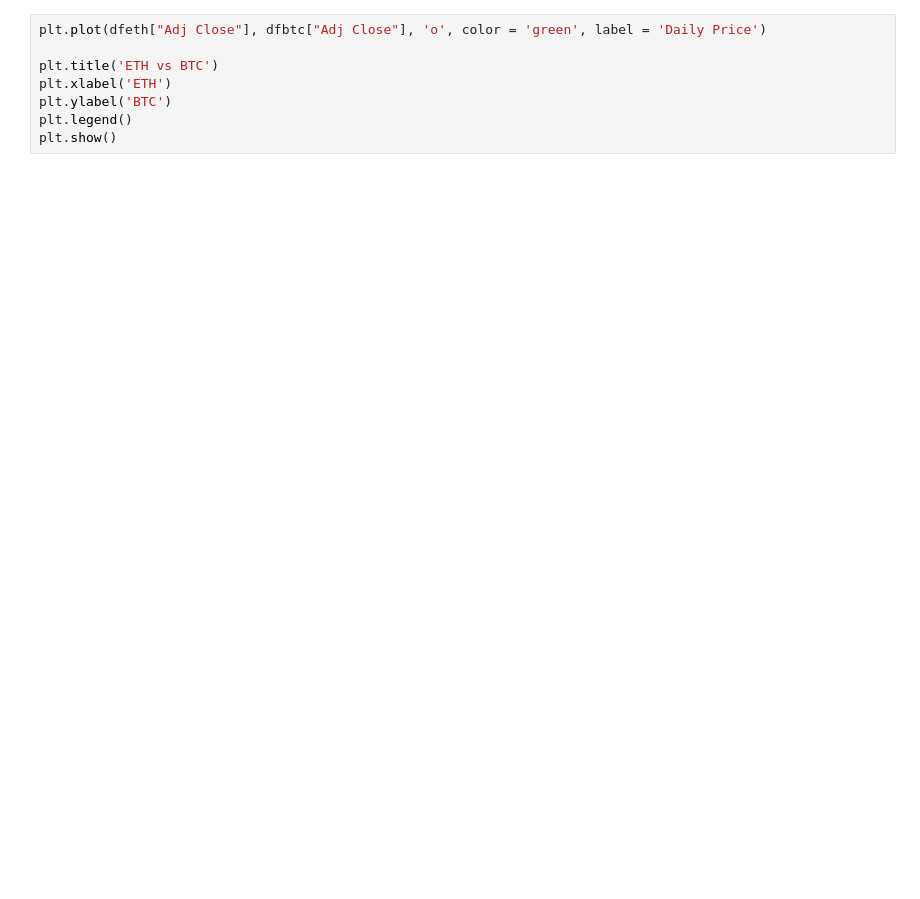
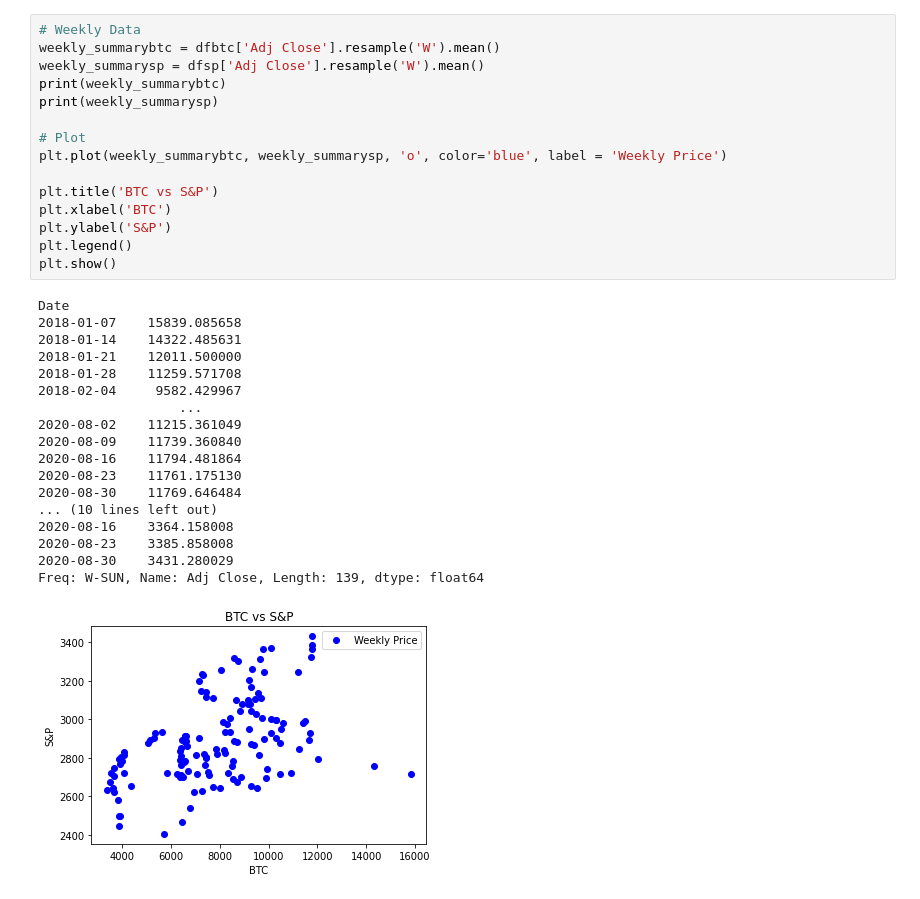
Before and after one commit to MenaBahram/regression-BTC-vs-SP500, a Jupyter notebook: regression.ipynb, the cells around one changed output. Drawn from its saved outputs; the diff is of its cells as text; blank space fills up the shorter version.

```diff
--- a/regression.ipynb
+++ b/regression.ipynb
@@ -26,9 +46,35 @@ print(dfbtc['Adj Close'])
-# %%
-plt.plot(dfeth["Adj Close"], dfbtc["Adj Close"], 'o', color = 'green', label = 'Daily Price')
-
-plt.title('ETH vs BTC')
-plt.xlabel('ETH')
-plt.ylabel('BTC')
-plt.legend()
-plt.show()
+# %%
+# Weekly Data
+weekly_summarybtc = dfbtc['Adj Close'].resample('W').mean()
+weekly_summarysp = dfsp['Adj Close'].resample('W').mean()
+print(weekly_summarybtc)
+print(weekly_summarysp)
+
+# Plot
+plt.plot(weekly_summarybtc, weekly_summarysp, 'o', color='blue', label = 'Weekly Price')
+
+plt.title('BTC vs S&P')
+plt.xlabel('BTC')
+plt.ylabel('S&P')
+plt.legend()
+plt.show()
+# %% [output]
+Date
+2018-01-07    15839.085658
+2018-01-14    14322.485631
+2018-01-21    12011.500000
+2018-01-28    11259.571708
+2018-02-04     9582.429967
+                  ...
+2020-08-02    11215.361049
+2020-08-09    11739.360840
+2020-08-16    11794.481864
+2020-08-23    11761.175130
+2020-08-30    11769.646484
+... (10 lines left out)
+2020-08-16    3364.158008
+2020-08-23    3385.858008
+2020-08-30    3431.280029
+Freq: W-SUN, Name: Adj Close, Length: 139, dtype: float64
+[figure, added]
 # %%
```
Also changed, not shown: parts of 6 cells of this notebook.
